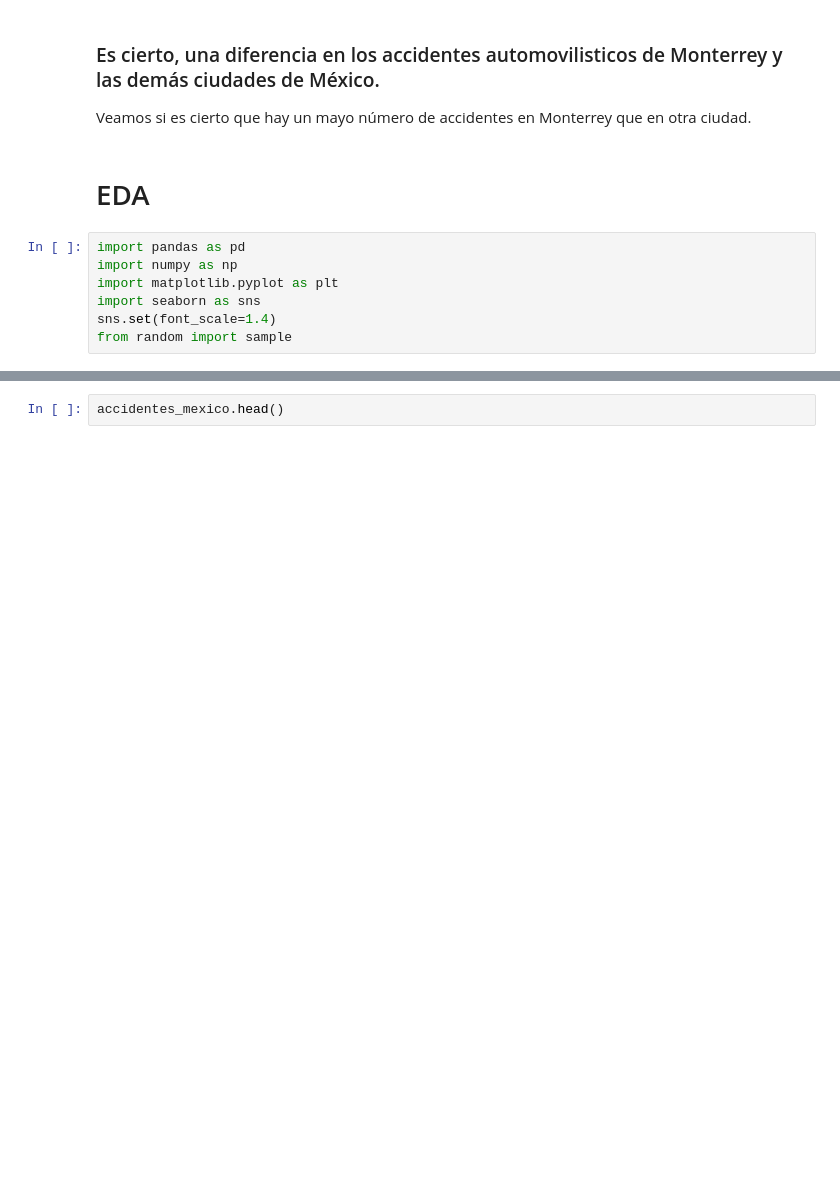
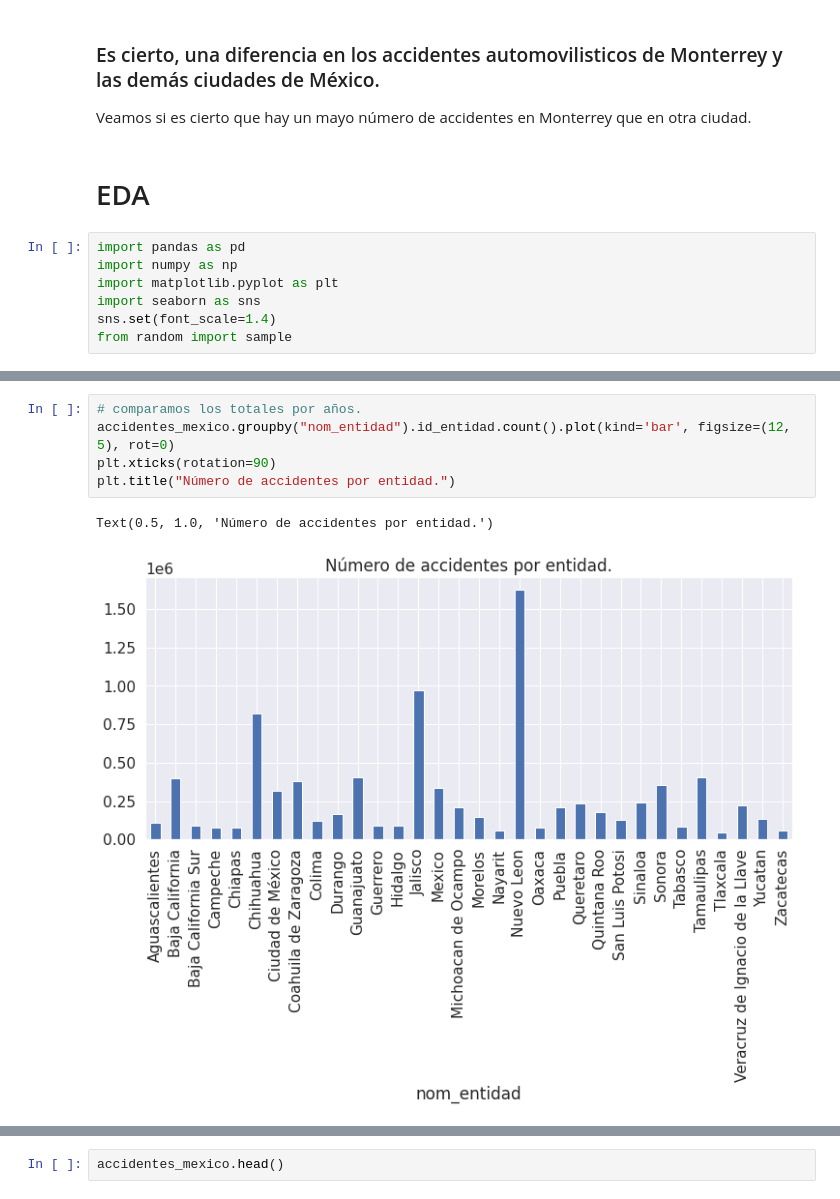
Before and after one commit to Enriquesec/Los_regios_son_los_mas_aventados, a Jupyter notebook: notebooks/02_exploratory_data_analysis.ipynb, the cells around one changed output, grey strips where cells are left out. Drawn from its saved outputs; the diff is of its cells as text; blank space fills up the shorter version.

```diff
--- a/notebooks/02_exploratory_data_analysis.ipynb
+++ b/notebooks/02_exploratory_data_analysis.ipynb
@@ -15,0 +42,8 @@ accidentes_mexico = pd.read_csv("../data/processed/atus_anual_1997_2019.csv", in
+# %%
+# comparamos los totales por años.
+accidentes_mexico.groupby("nom_entidad").id_entidad.count().plot(kind='bar', figsize=(12, 5), rot=0)
+plt.xticks(rotation=90)
+plt.title("Número de accidentes por entidad.")
+# %% [output]
+Text(0.5, 1.0, 'Número de accidentes por entidad.')
+[figure, added]
```
Also changed, not shown: parts of 13 cells of this notebook, 1 other file.
